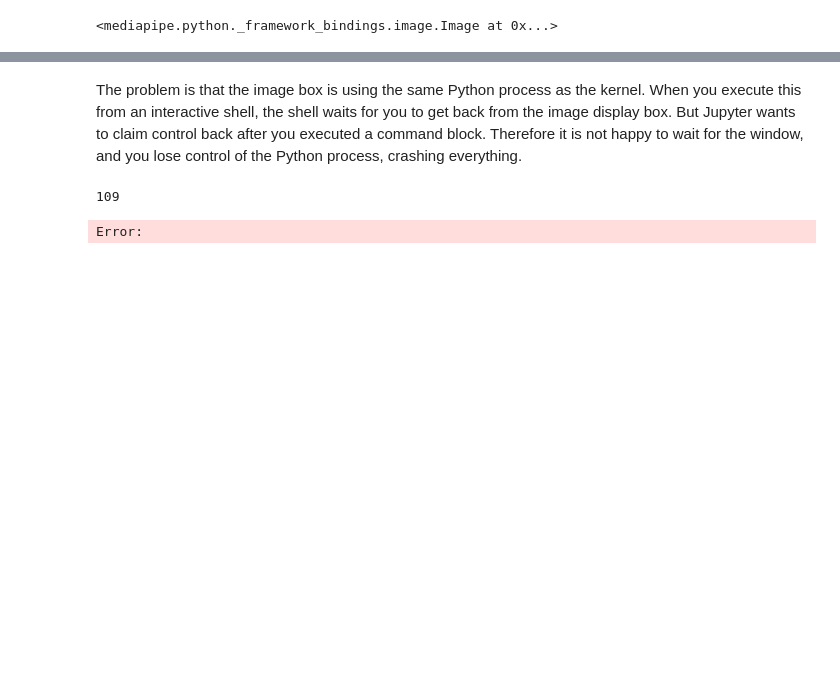
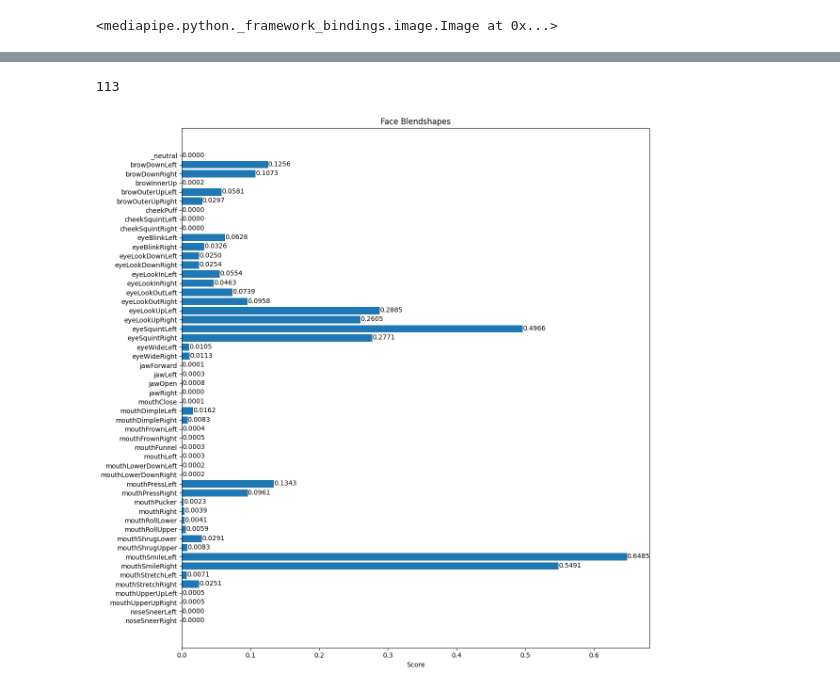
Before and after one commit to yeardreamxneuroflow/plastic-surgery-recommender-system, a Jupyter notebook: main.ipynb, the cells around one changed output, grey strips where cells are left out. Cells and saved outputs as stored; diff of their text form; code cells hidden in the pictures; blank space fills up the shorter version.

Commit message:
Fix main.ipynb
- Fix draw_landmakrs_on_image()
- Fix plot_face_blendshapes_bar_graph()

```diff
--- a/main.ipynb
+++ b/main.ipynb
@@ -46,3 +53,13 @@ INFO: Created TensorFlow Lite XNNPACK delegate for CPU.
+# %%
+base_options = python.BaseOptions(
+    model_asset_path='./models/face_landmarker.task')
+options = FaceLandmarkerOptions(
+    base_options=base_options,
+    # running_mode=VisionRunningMode.IMAGE,
+    output_face_blendshapes=True,
+    output_facial_transformation_matrixes=True,
+    num_faces=1,
+)
 # %%
 detector = FaceLandmarker.create_from_options(options)
 detector
@@ -126,7 +136,7 @@ def plot_face_blendshapes_bar_graph(face_blendshapes):
         for face_blendshapes_category in face_blendshapes
     ]
     face_blendshapes_scores = [
-        face_blendshapes_category.core
+        face_blendshapes_category.score
         for face_blendshapes_category in face_blendshapes
     ]
     face_blendshapes_ranks = range(len(face_blendshapes_names))
@@ -139,7 +149,7 @@ def plot_face_blendshapes_bar_graph(face_blendshapes):
         ]
     )
 
-    ax.set_ytics(face_blendshapes_ranks, face_blendshapes_names)
+    ax.set_yticks(face_blendshapes_ranks, face_blendshapes_names)
     ax.invert_yaxis()
 
     # Label each bar with values
@@ -160,10 +167,21 @@ from cv2 import imshow
-# %% [markdown]
-The problem is that the image box is using the same Python process as the kernel. When you execute this from an interactive shell, the shell waits for you to get back from the image display box. But Jupyter wants to claim control back after you executed a command block. Therefore it is not happy to wait for the window, and you lose control of the Python process, crashing everything.
-# %%
-annotated_image = draw_landmarks_on_image(
-    mp_image.numpy_view(), face_landmarker_result)
-imshow('', cv2.cvtColor(annotated_image, cv2.COLOR_RGB2BGR))
-cv2.waitKey(0)
-# %% [output]
-109
-Error:
+# %%
+annotated_image = draw_landmarks_on_image(
+    mp_image.numpy_view(), face_landmarker_result)
+imshow('', cv2.cvtColor(annotated_image, cv2.COLOR_RGB2BGR))
+
+"""
+The problem is that the image box is using the same Python process as the kernel.
+When you execute this from an interactive shell,
+the shell waits for you to get back from the image display box.
+But Jupyter wants to claim control back after you executed a command block.
+Therefore it is not happy to wait for the window, and you lose control of the Python process,
+crashing everything.
+"""
+cv2.waitKey(0)
+# %% [output]
+113
+# %%
+# Visualize the face blendshapes categories using a bar graph
+plot_face_blendshapes_bar_graph(face_landmarker_result.face_blendshapes[0])
+# %% [output]
+[figure, added]
```
Also changed, not shown: parts of 13 cells of this notebook.
